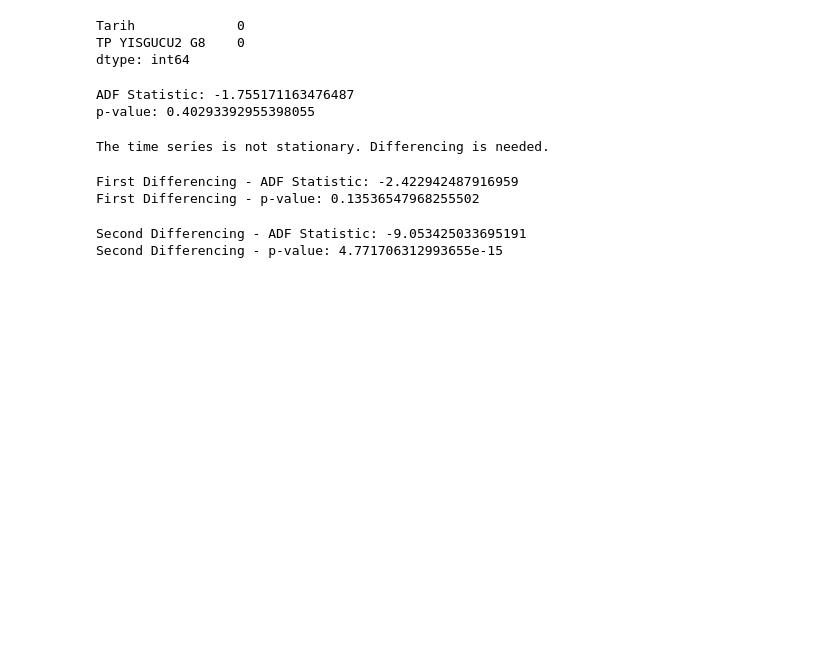
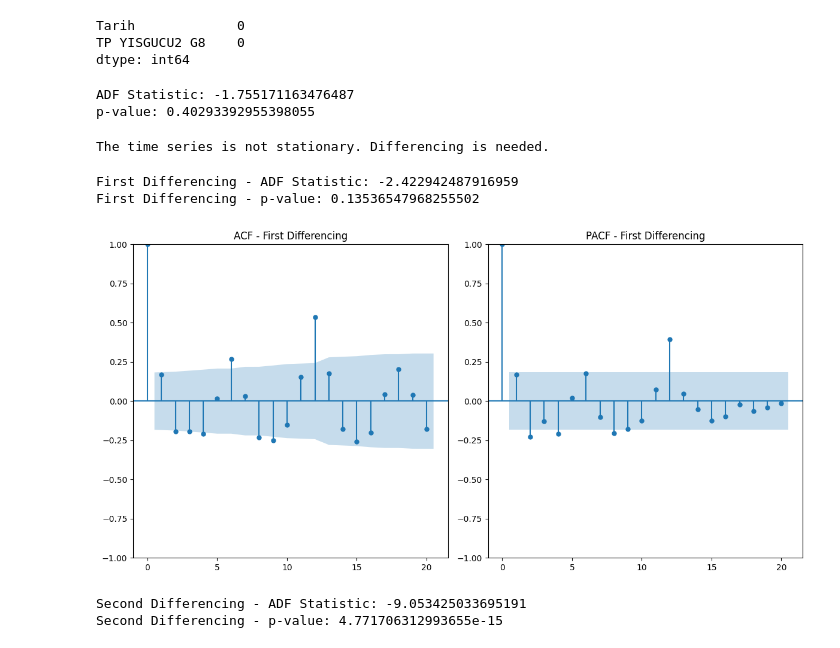
Before and after one commit to beyzoskaya/ML-In-Finance-CS-540, a Jupyter notebook: hw2/CS440-540_HW2.ipynb, the cells around one changed output. Drawn from its saved outputs; the diff is of its cells as text; code cells hidden in the pictures; blank space fills up the shorter version.

```diff
--- a/hw2/CS440-540_HW2.ipynb
+++ b/hw2/CS440-540_HW2.ipynb
@@ -644,6 +676,18 @@ print(f"First Differencing - p-value: {result_diff1[1]}")
 # %% [output]
 First Differencing - ADF Statistic: -2.422942487916959
 First Differencing - p-value: 0.13536547968255502
+# %%
+from statsmodels.graphics.tsaplots import plot_acf, plot_pacf
+
+plt.figure(figsize=(12, 6))
+plt.subplot(121)
+plot_acf(data_diff1, lags=20, ax=plt.gca(), title="ACF - First Differencing")
+plt.subplot(122)
+plot_pacf(data_diff1, lags=20, ax=plt.gca(), title="PACF - First Differencing")
+plt.tight_layout()
+plt.show()
+# %% [output]
+[figure, added]
 # %%
 data_diff2 = data_diff1.diff().dropna()
 # %%
```
Also changed, not shown: parts of 34 cells of this notebook.
